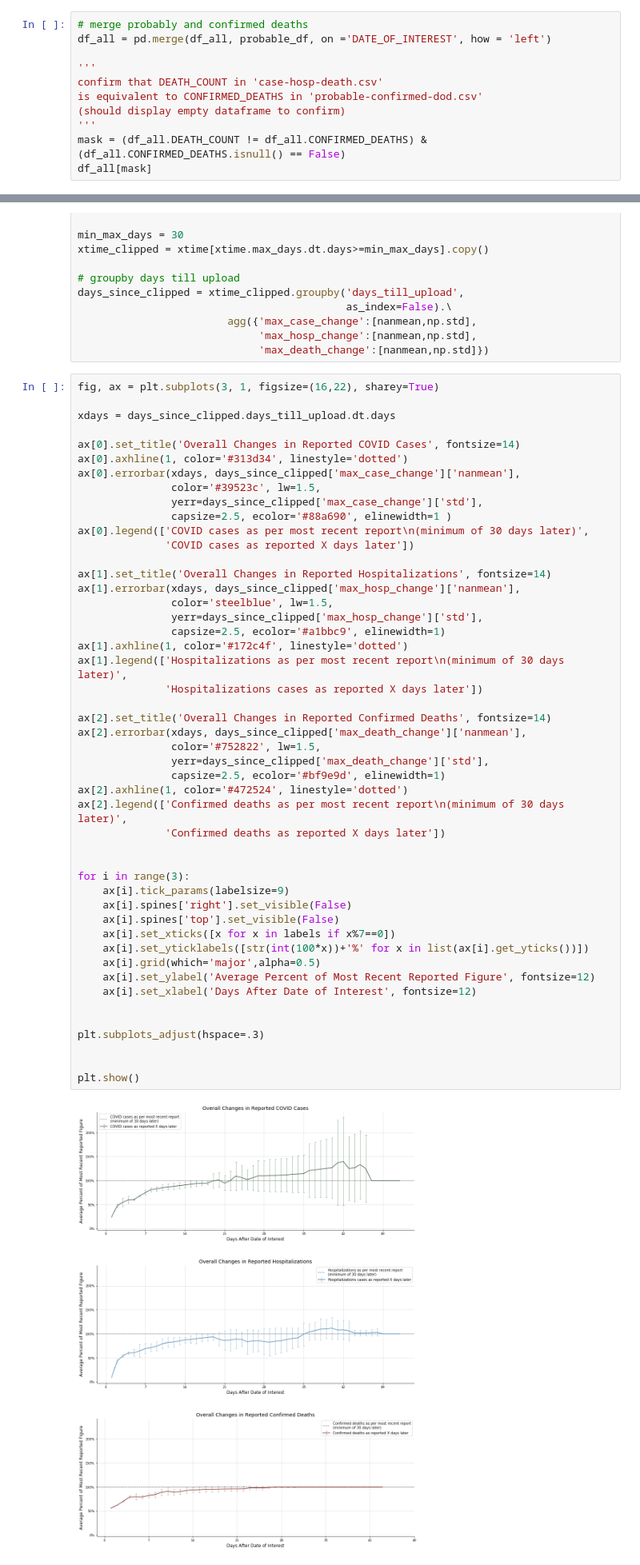
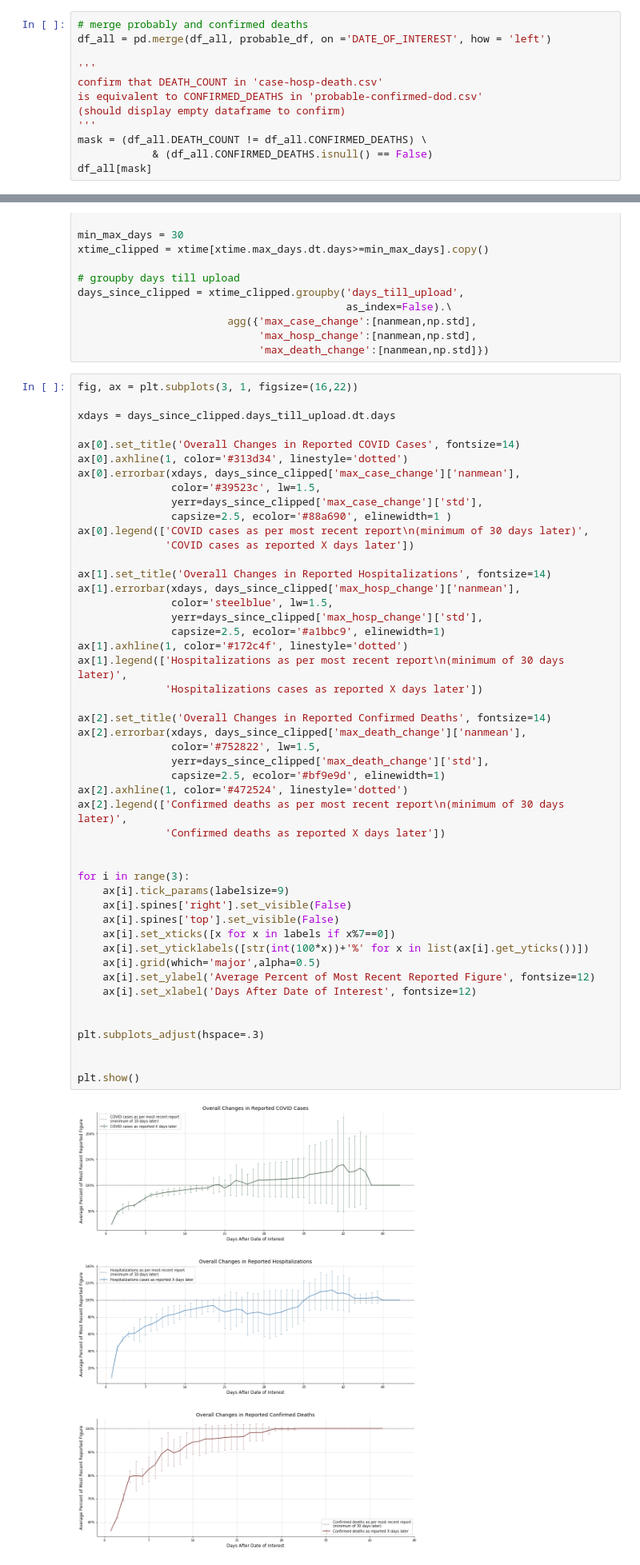
Before and after one commit to akrhea/coronavirus-data, a Jupyter notebook: NYC COVID Plots.ipynb, the cells around one changed output, grey strips where cells are left out. Shown at 80% size. Drawn from its saved outputs; the diff is of its cells as text.

```diff
--- a/NYC COVID Plots.ipynb
+++ b/NYC COVID Plots.ipynb
@@ -28,7 +28,8 @@ confirm that DEATH_COUNT in 'case-hosp-death.csv'
 is equivalent to CONFIRMED_DEATHS in 'probable-confirmed-dod.csv'
 (should display empty dataframe to confirm)
 '''
-mask = (df_all.DEATH_COUNT != df_all.CONFIRMED_DEATHS) & (df_all.CONFIRMED_DEATHS.isnull() == False)
+mask = (df_all.DEATH_COUNT != df_all.CONFIRMED_DEATHS) \
+            & (df_all.CONFIRMED_DEATHS.isnull() == False)
 df_all[mask]
 # %% [output]
 |  | DATE_OF_INTEREST | NEW_COVID_CASE_COUNT | HOSPITALIZED_CASE_COUNT | DEATH_COUNT | PROBABLE_DEATHS | ... |
@@ -369,7 +370,7 @@ days_since_clipped = xtime_clipped.groupby('days_till_upload',
                              'max_hosp_change':[nanmean,np.std],
                              'max_death_change':[nanmean,np.std]})
 # %%
-fig, ax = plt.subplots(3, 1, figsize=(16,22), sharey=True)
+fig, ax = plt.subplots(3, 1, figsize=(16,22))
 
 xdays = days_since_clipped.days_till_upload.dt.days
 
@@ -390,34 +391,34 @@ ax[1].errorbar(xdays, days_since_clipped['max_hosp_change']['nanmean'],
 ax[1].axhline(1, color='#172c4f', linestyle='dotted')
 ax[1].legend(['Hospitalizations as per most recent report\n(minimum of 30 days later)',
               'Hospitalizations cases as reported X days later'])
 
 ax[2].set_title('Overall Changes in Reported Confirmed Deaths', fontsize=14)
 ax[2].errorbar(xdays, days_since_clipped['max_death_change']['nanmean'],
                color='#752822', lw=1.5,
                yerr=days_since_clipped['max_death_change']['std'],
                capsize=2.5, ecolor='#bf9e9d', elinewidth=1)
 ax[2].axhline(1, color='#472524', linestyle='dotted')
 ax[2].legend(['Confirmed deaths as per most recent report\n(minimum of 30 days later)',
               'Confirmed deaths as reported X days later'])
 
 
 for i in range(3):
     ax[i].tick_params(labelsize=9)
     ax[i].spines['right'].set_visible(False)
     ax[i].spines['top'].set_visible(False)
     ax[i].set_xticks([x for x in labels if x%7==0])
     ax[i].set_yticklabels([str(int(100*x))+'%' for x in list(ax[i].get_yticks())])
     ax[i].grid(which='major',alpha=0.5)
     ax[i].set_ylabel('Average Percent of Most Recent Reported Figure', fontsize=12)
     ax[i].set_xlabel('Days After Date of Interest', fontsize=12)
 
 
 plt.subplots_adjust(hspace=.3)
 
 
 plt.show()
 # %% [output]
-[figure, old version]
+[figure, new version]
 # %%
 # extract correction method from overall changes numbers?
 # %%
```
